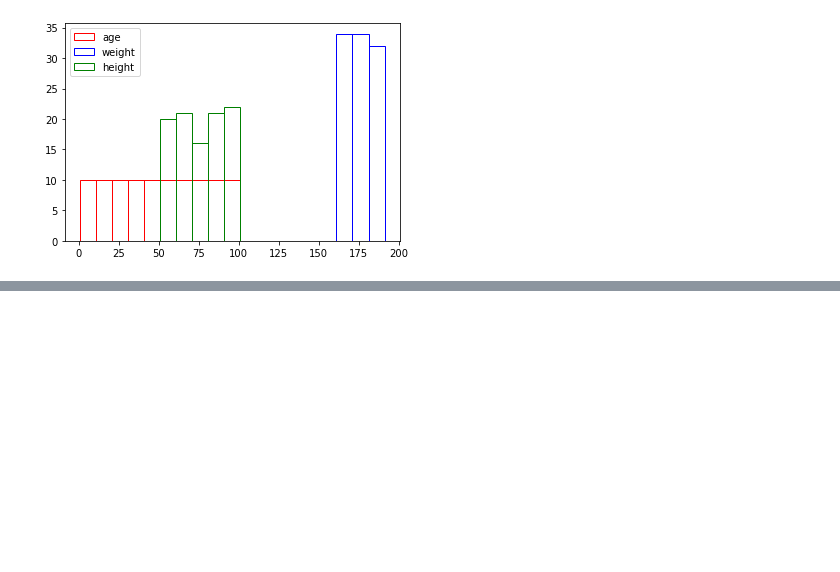
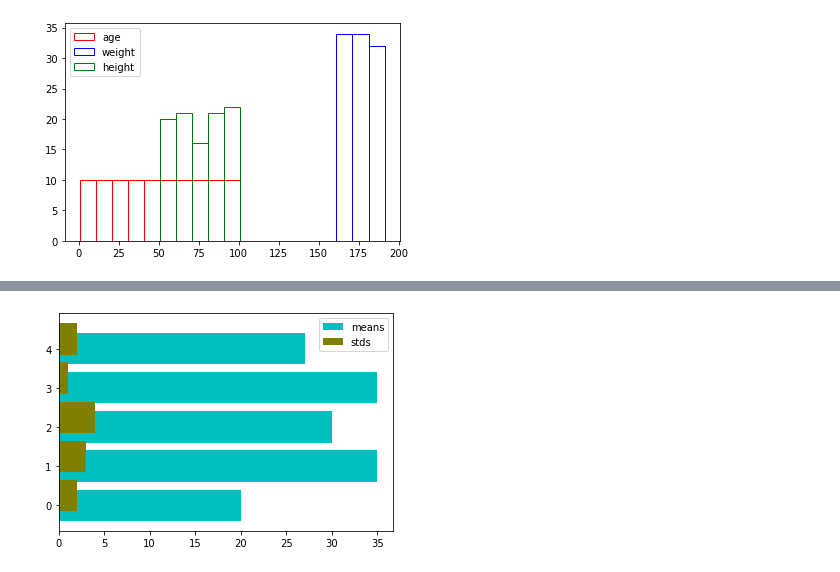
Before and after one commit to GBaryan/IP-SCHOOL-jupyter, a Jupyter notebook: Matplotlib.ipynb, the cells around one changed output, grey strips where cells are left out. Drawn from its saved outputs; the diff is of its cells as text; code cells hidden in the pictures; blank space fills up the shorter version.

```diff
--- a/Matplotlib.ipynb
+++ b/Matplotlib.ipynb
@@ -143,0 +144,12 @@ plt.show()
+# %%
+import matplotlib.pyplot as plt
+import numpy as np
+means=[20,35,30,35,27]
+stds=[2,3,4,1,2]
+indx=np.arange(len(means))
+plt.barh(indx,means,color='c',label='means')
+plt.barh(indx+0.25,stds,color='olive',label='stds')
+plt.legend()
+plt.show()
+# %% [output]
+[figure, added]
```
Also changed, not shown: parts of 3 cells of this notebook, 6 other files.
